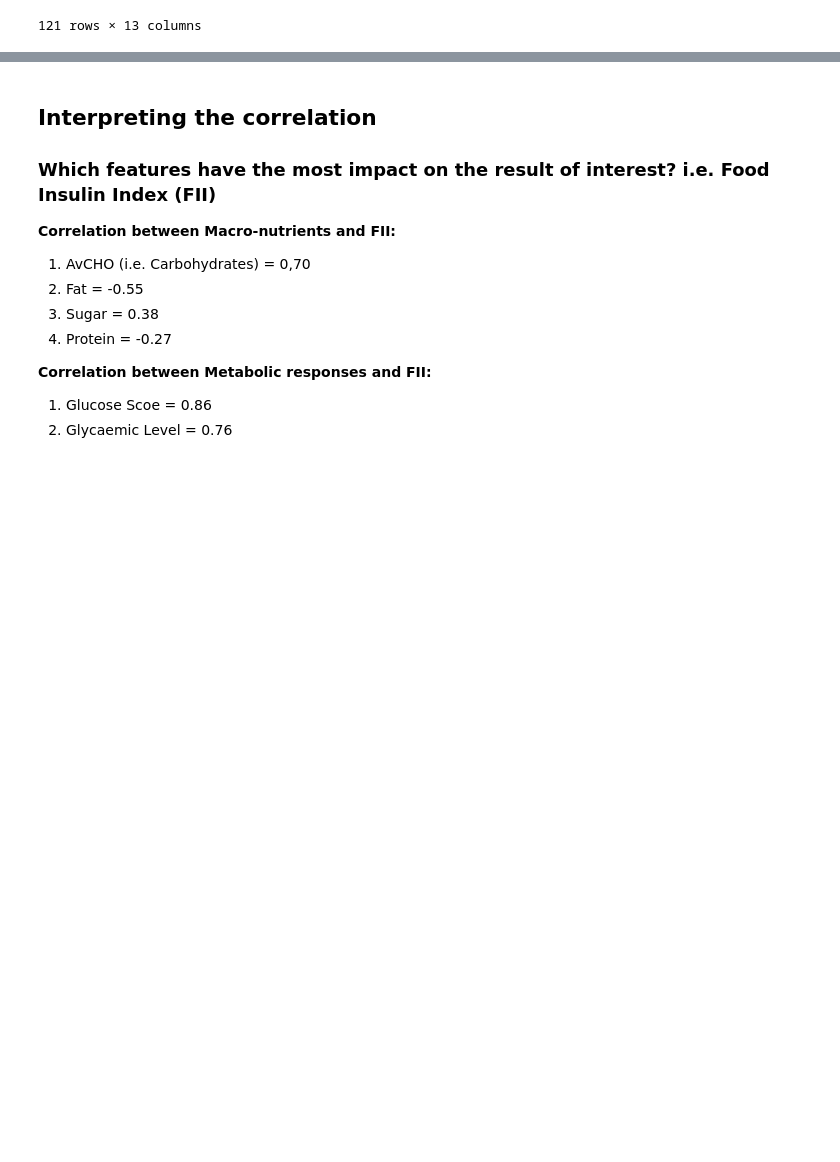
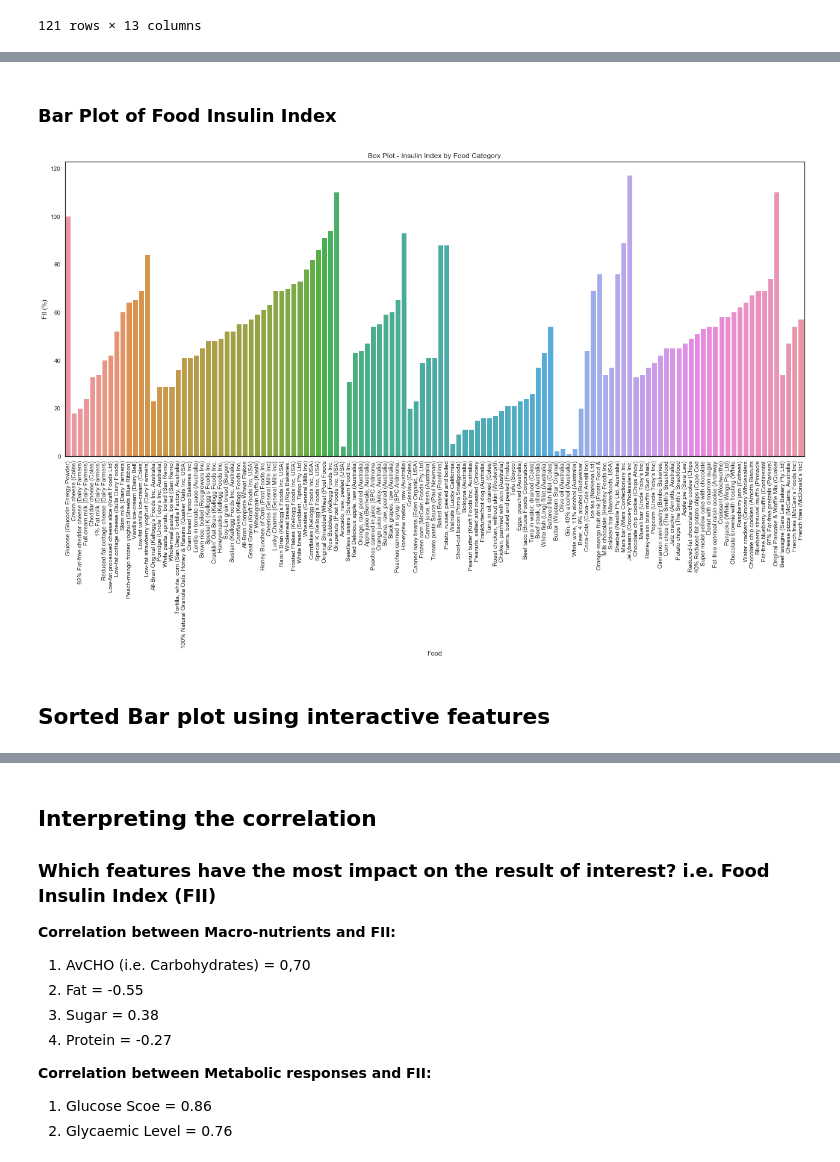
Before and after one commit to xavierbourretsicotte/Nutrition, a Jupyter notebook: Insulin Index Analysis.ipynb, the cells around one changed output, grey strips where cells are left out. Drawn from its saved outputs; the diff is of its cells as text; code cells hidden in the pictures; blank space fills up the shorter version.

```diff
--- a/Insulin Index Analysis.ipynb
+++ b/Insulin Index Analysis.ipynb
@@ -72,0 +89,13 @@ df
+# %% [markdown]
+### Bar Plot of Food Insulin Index
+# %%
+f, ax = plt.subplots(figsize=(22, 9))
+ax.set(title="Box Plot - Insulin Index by Food Category")
+ax.set_xticklabels( df['Food'], rotation=90 ) ;
+sns.barplot(x="Food",y="FII (%)" ,data=df)
+plt.show()
+#f.savefig('box_plot.png')
+# %% [output]
+[figure, added]
+# %% [markdown]
+## Sorted Bar plot using interactive features
```
Also changed, not shown: parts of 16 cells of this notebook.
